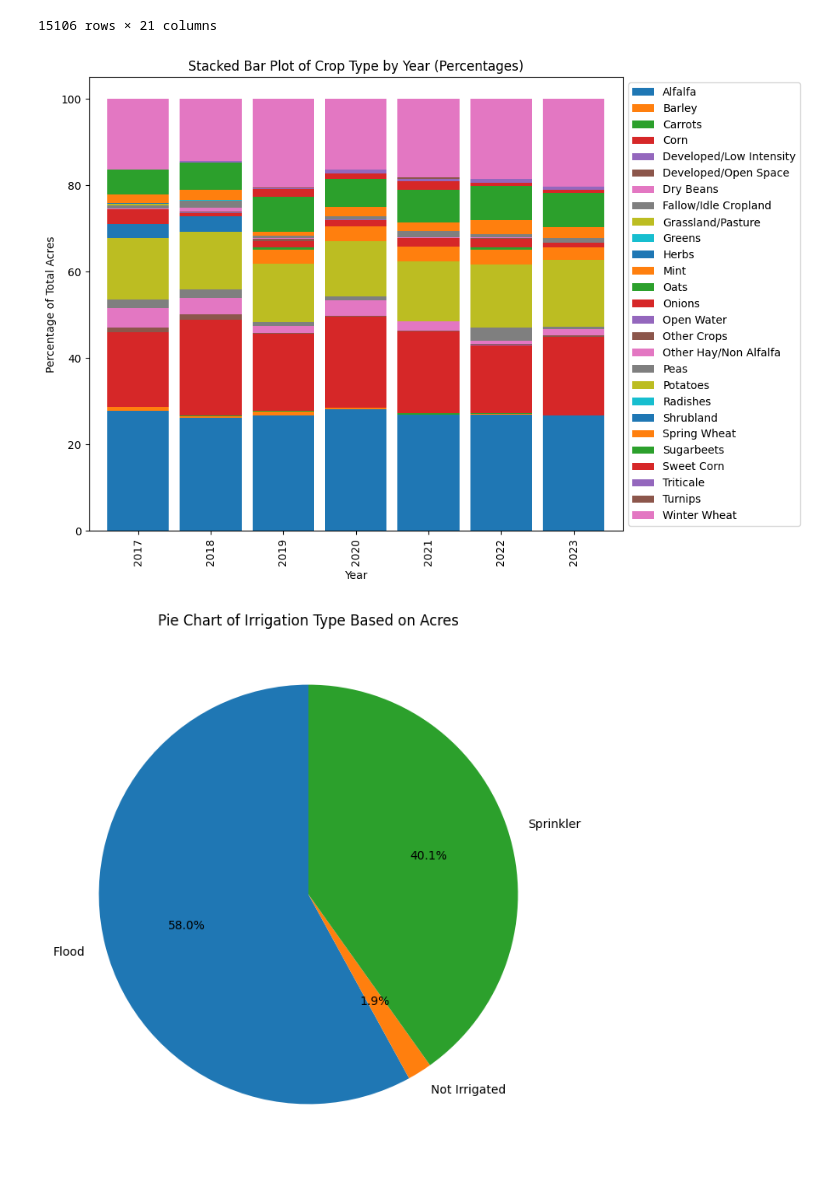
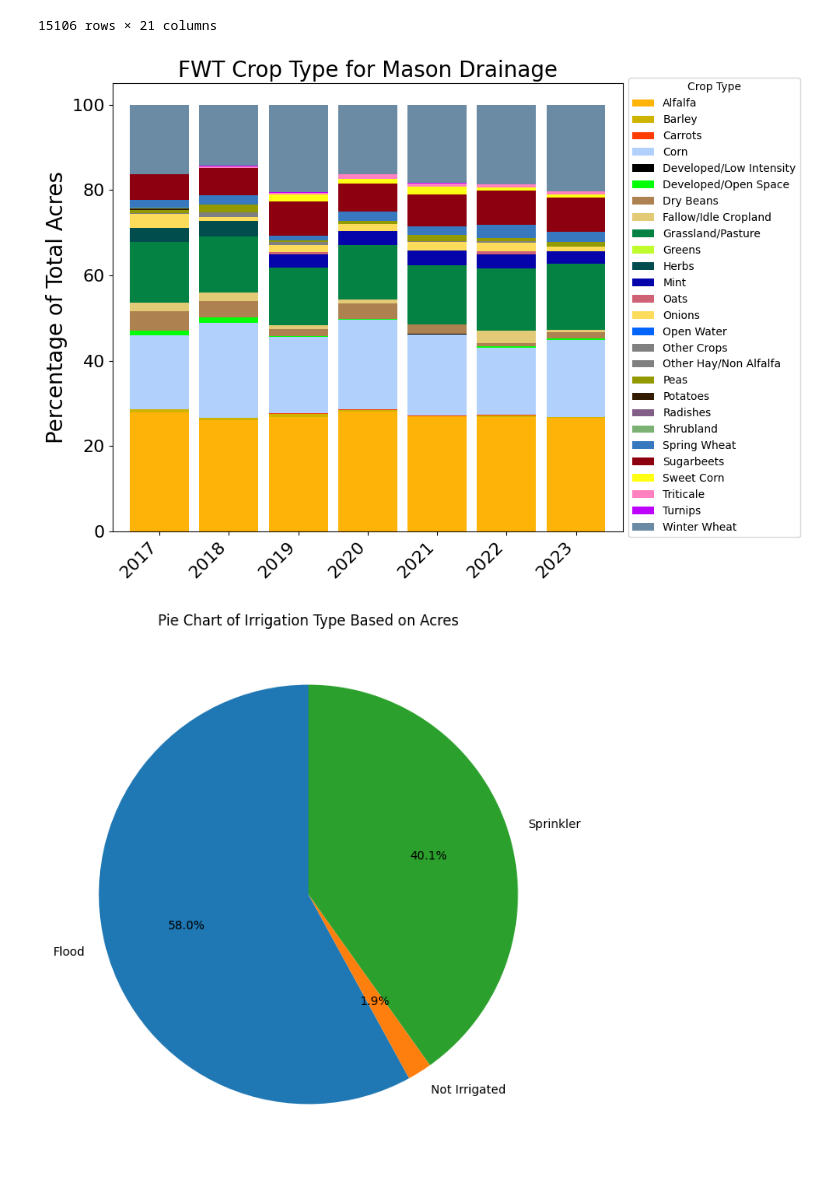
Before and after one commit to carlibeisel/mason_water_budget, a Jupyter notebook: reach_surface_runoff.ipynb, the cells around one changed output. Cells and saved outputs as stored; diff of their text form; code cells hidden in the pictures.

```diff
--- a/reach_surface_runoff.ipynb
+++ b/reach_surface_runoff.ipynb
@@ -36,42 +38,83 @@ file
 # --------------------------- #
 # Last 7 years of crop rotation
 # --------------------------- #
 
-#based on CDL data
-
 df = pd.read_csv('/content/drive/MyDrive/Data/Mason Water Budget/data_input/fwt_irrigation_runoff/mason_creek_field_current_conditions.csv')
 
+# Define years and column names
 years = range(2017, 2024)
 crop_type_columns = [f'crop_type_{year}' for year in years]
 acres_column = 'acres'
 
+# Create a list for melted data
 melted_df_list = []
 
 # Loop through each year and combine crop types and acres
 for year, crop_col in zip(years, crop_type_columns):
     temp_df = df[[crop_col, acres_column]].copy()
     temp_df.columns = ['CropType', 'Acres']
     temp_df['Year'] = year
     melted_df_list.append(temp_df)
 
+# Concatenate melted data
 melted_df = pd.concat(melted_df_list, ignore_index=True)
-melted_df['Total_Acres'] = melted_df.groupby('Year')['Acres'].transform('sum') # Calculate total acres per year to calculate percentages
-melted_df['Percentage'] = (melted_df['Acres'] / melted_df['Total_Acres']) * 100 # Calculate percentage for each crop type per year
+melted_df['Total_Acres'] = melted_df.groupby('Year')['Acres'].transform('sum')  # Calculate total acres per year to calculate percentages
+melted_df['Percentage'] = (melted_df['Acres'] / melted_df['Total_Acres']) * 100  # Calculate percentage for each crop type per year
 pivot_df = melted_df.pivot_table(index='Year', columns='CropType', values='Percentage', aggfunc='sum', fill_value=0)
+
+# Define custom color palette
+crop_palette = {
+    "Corn": "xkcd:powder blue",
+    "Sweet Corn": "xkcd:yellow",
+    "Dry Beans": "xkcd:light brown",
+    "Greens": "xkcd:yellow green",
+    "Spring Wheat": "xkcd:windows blue",
+    "Mint": "xkcd:royal blue",
+    "Fallow/Idle Cropland": "xkcd:sand",
+    "Winter Wheat": "xkcd:grey blue",
+    "Sugar Crop": "xkcd:greyish",
+    "Alfalfa": "xkcd:amber",
+    "Onions": "xkcd:light gold",
+    "Shrubland": "xkcd:faded green",
+    "Herb": "xkcd:washed out green",
+    "Peas": "xkcd:pea soup",
+    "Oats": "xkcd:rose",
+    "Other": "xkcd:light grey",
+    "Herbs": "xkcd:dark teal",
+    "Grassland/Pasture": "xkcd:jungle green",
+    "Radishes": "xkcd:dusty purple",
+    "Turnips": "xkcd:bright purple",
+    "Developed/Low Intensity": "xkcd:black",
+    "Developed/Open Space": "xkcd:bright green",
+    "Barley": "xkcd:mustard",
+    "Sugarbeets": "xkcd:crimson",
+    "Carrots": "xkcd:red orange",
+    "Potatoes": "xkcd:dark brown",
+    "Triticale": "xkcd:pink",
+    "Open Water": "xkcd:bright blue"
+}
+
+# Match colors in the order of CropType columns
+colors = [crop_palette.get(crop, "grey") for crop in pivot_df.columns]
 
 # Create the plot
 fig, ax = plt.subplots(figsize=(10, 7))
-pivot_df.plot(kind='bar', stacked=True, ax=ax, width=0.85) # reduced bar spacing by adjusting width
-ax.legend(loc='center left', bbox_to_anchor=(1.0, 0.5)) # move the legend off the figure
+pivot_df.plot(kind='bar', stacked=True, ax=ax, width=0.85, color=colors)
+
+# Move the legend outside the plot
+ax.legend(loc='center left', bbox_to_anchor=(1.0, 0.5), title="Crop Type")
 
 # Add labels and title
-plt.ylabel('Percentage of Total Acres')
-plt.title('Stacked Bar Plot of Crop Type by Year (Percentages)')
+plt.ylabel('Percentage of Total Acres', fontsize=20)
+plt.yticks(fontsize=16)
+plt.xlabel('', fontsize=20 )
+plt.xticks(fontsize=16,rotation=45, ha='right')
+plt.title('FWT Crop Type for Mason Drainage', fontsize = 20)
 
 plt.tight_layout()
 plt.show()
 # %% [output]
-[figure, old version]
+[figure, new version]
 # %%
 # Load the data
 file_path = '/content/drive/MyDrive/Data/Mason Water Budget/data_input/fwt_irrigation_runoff/mason_creek_field_current_conditions.csv'
```
Also changed, not shown: parts of 1 cell of this notebook.
